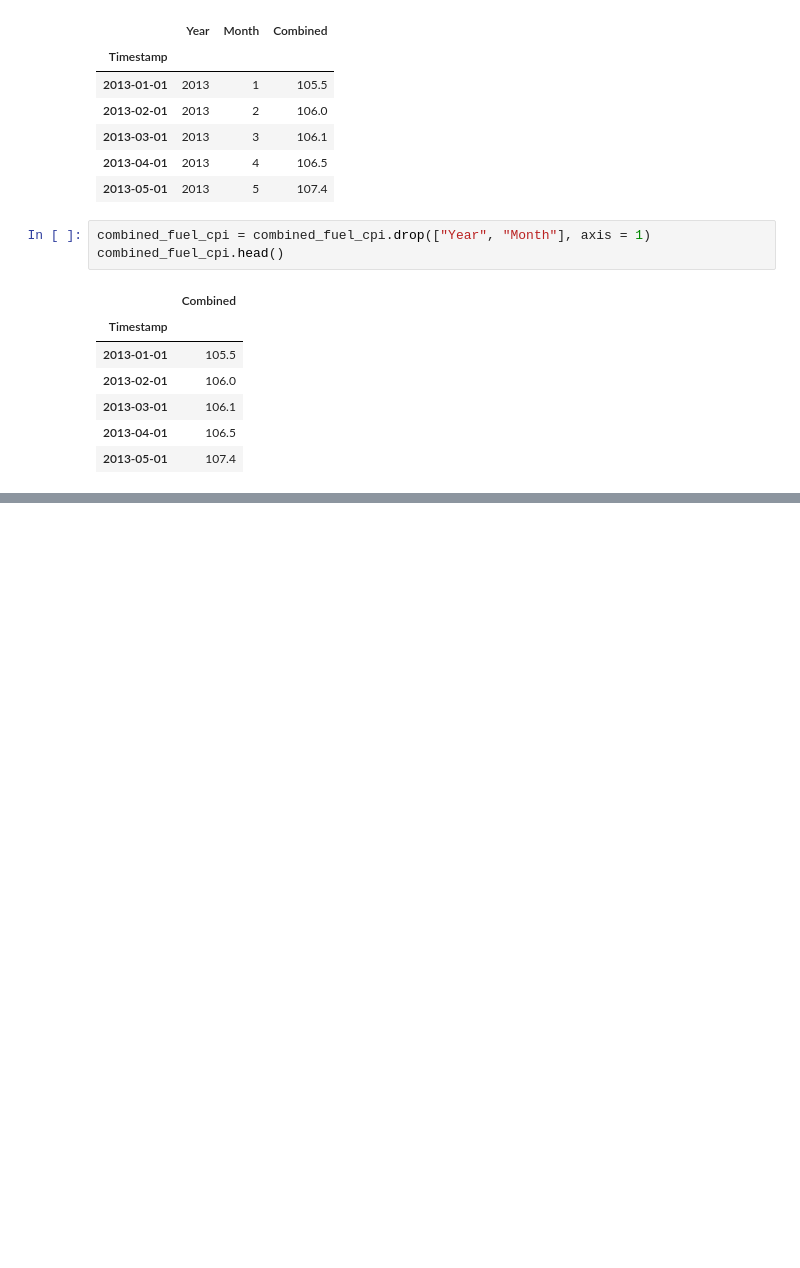
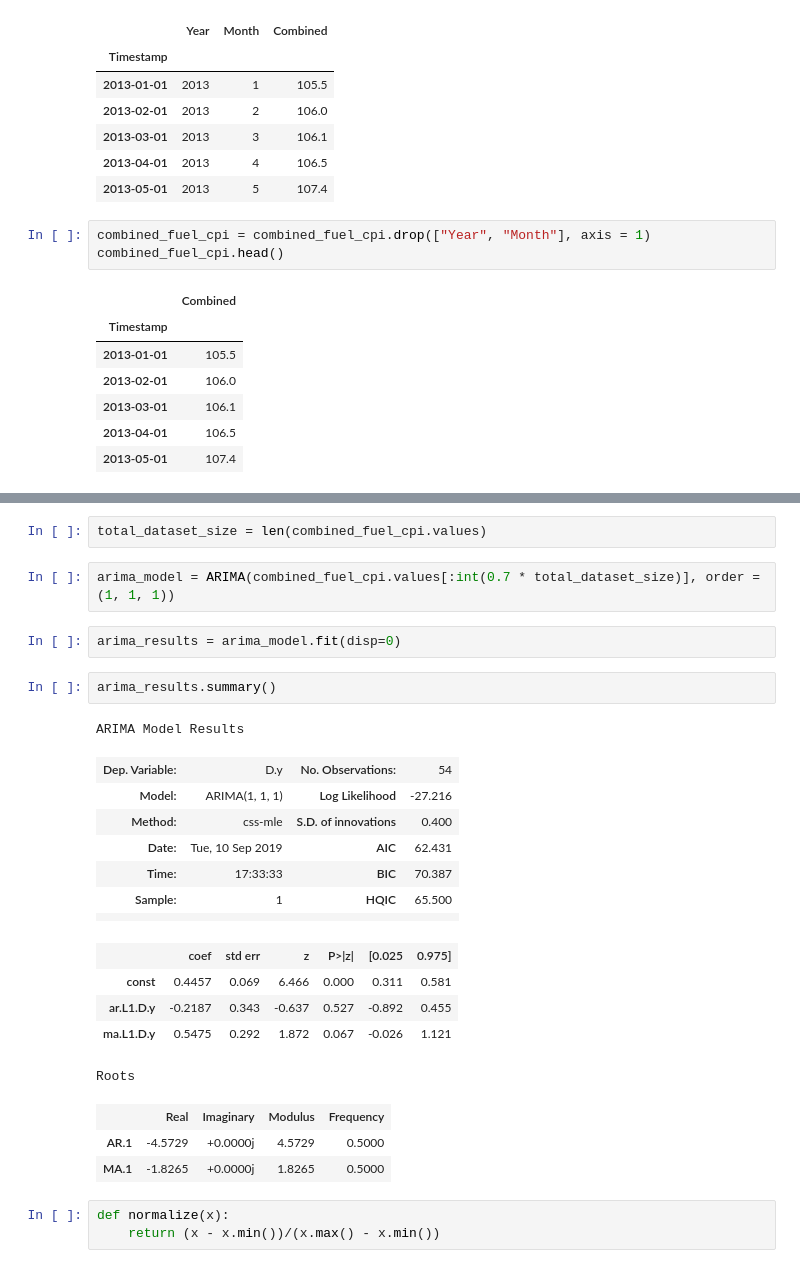
Before and after one commit to Aman-1412/cpi_prediction, a Jupyter notebook: CPI_Prediction.ipynb, the cells around one changed output, grey strips where cells are left out. Cells and saved outputs as stored; diff of their text form; blank space fills up the shorter version.

```diff
--- a/CPI_Prediction.ipynb
+++ b/CPI_Prediction.ipynb
@@ -105,0 +119,28 @@ combined_fuel_cpi.head()
+# %%
+total_dataset_size = len(combined_fuel_cpi.values)
+# %%
+arima_model = ARIMA(combined_fuel_cpi.values[:int(0.7 * total_dataset_size)], order = (1, 1, 1))
+# %%
+arima_results = arima_model.fit(disp=0)
+# %%
+arima_results.summary()
+# %% [output]
+ARIMA Model Results
+| Dep. Variable: | D.y | No. Observations: | 54 |
+| Model: | ARIMA(1, 1, 1) | Log Likelihood | -27.216 |
+| Method: | css-mle | S.D. of innovations | 0.400 |
+| Date: | Tue, 10 Sep 2019 | AIC | 62.431 |
+| Time: | 17:33:33 | BIC | 70.387 |
+| Sample: | 1 | HQIC | 65.500 |
+|  |  |  |  |
+|  | coef | std err | z | P>|z| | [0.025 | 0.975] |
+| const | 0.4457 | 0.069 | 6.466 | 0.000 | 0.311 | 0.581 |
+| ar.L1.D.y | -0.2187 | 0.343 | -0.637 | 0.527 | -0.892 | 0.455 |
+| ma.L1.D.y | 0.5475 | 0.292 | 1.872 | 0.067 | -0.026 | 1.121 |
+Roots
+|  | Real | Imaginary | Modulus | Frequency |
+| AR.1 | -4.5729 | +0.0000j | 4.5729 | 0.5000 |
+| MA.1 | -1.8265 | +0.0000j | 1.8265 | 0.5000 |
+# %%
+def normalize(x):
+    return (x - x.min())/(x.max() - x.min())
```
Also changed, not shown: parts of 19 cells of this notebook.
